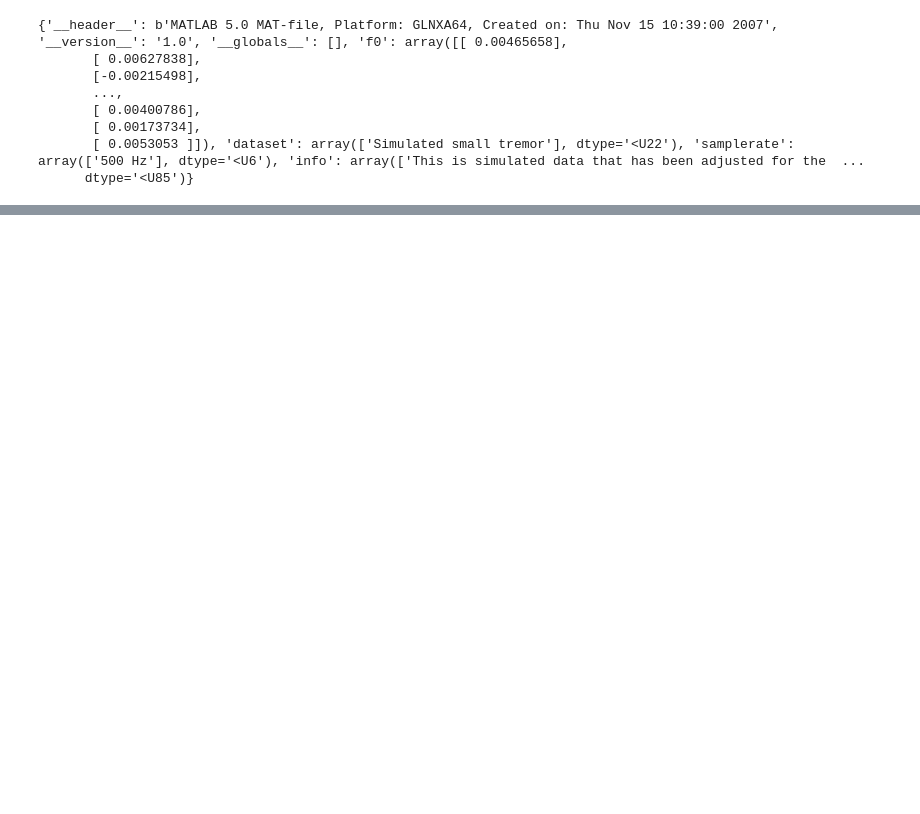
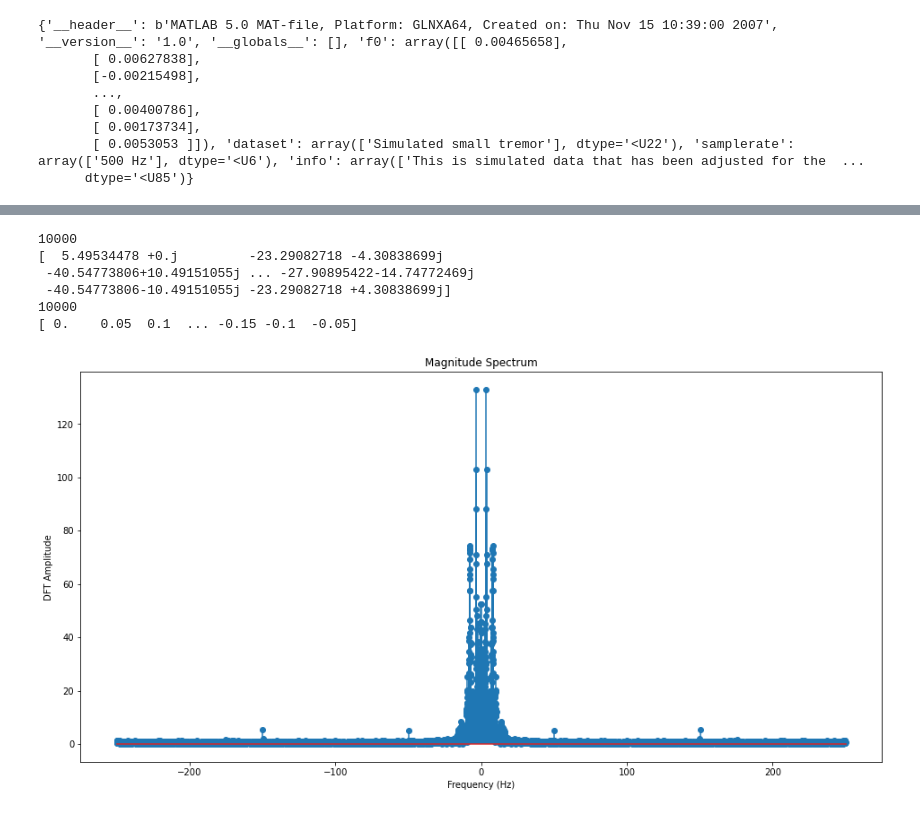
Before and after one commit to JennyYuanZW/FT-Windowing, a Jupyter notebook: earthquake dataset1.ipynb, the cells around one changed output, grey strips where cells are left out. Cells and saved outputs as stored; diff of their text form; code cells hidden in the pictures; blank space fills up the shorter version.

```diff
--- a/earthquake dataset1.ipynb
+++ b/earthquake dataset1.ipynb
@@ -39,0 +66,11 @@ dataset1_transform.apply_window(window_function, sampling_range)
+# %%
+boxcarwindow = signal.windows.boxcar(sampling_range)
+dataset1_transform.apply_window(boxcarwindow, sampling_range)
+# %% [output]
+10000
+[  5.49534478 +0.j         -23.29082718 -4.30838699j
+ -40.54773806+10.49151055j ... -27.90895422-14.74772469j
+ -40.54773806-10.49151055j -23.29082718 +4.30838699j]
+10000
+[ 0.    0.05  0.1  ... -0.15 -0.1  -0.05]
+[figure, added]
```
Also changed, not shown: parts of 7 cells of this notebook.
